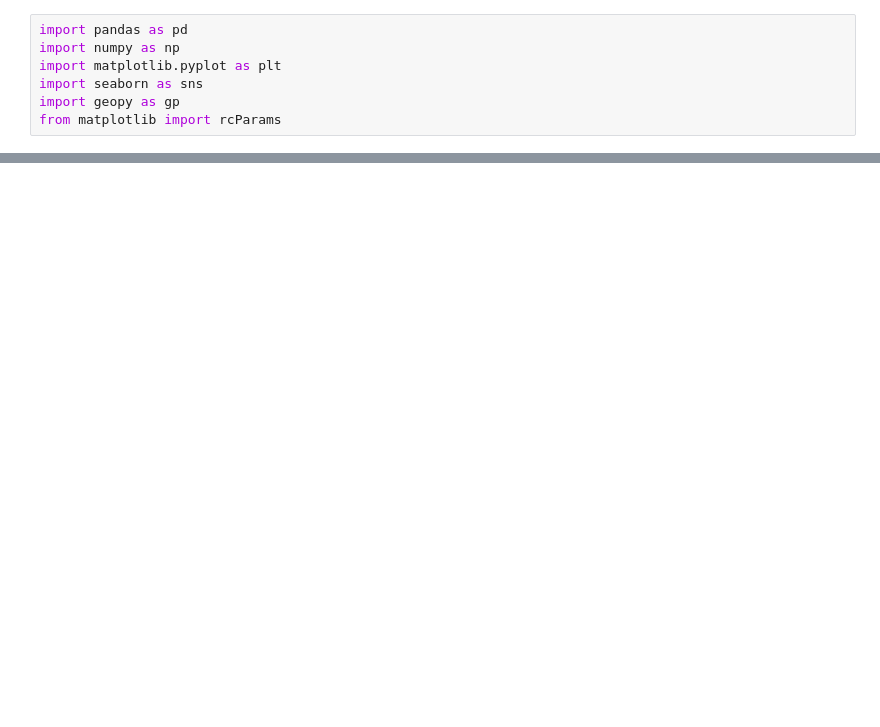
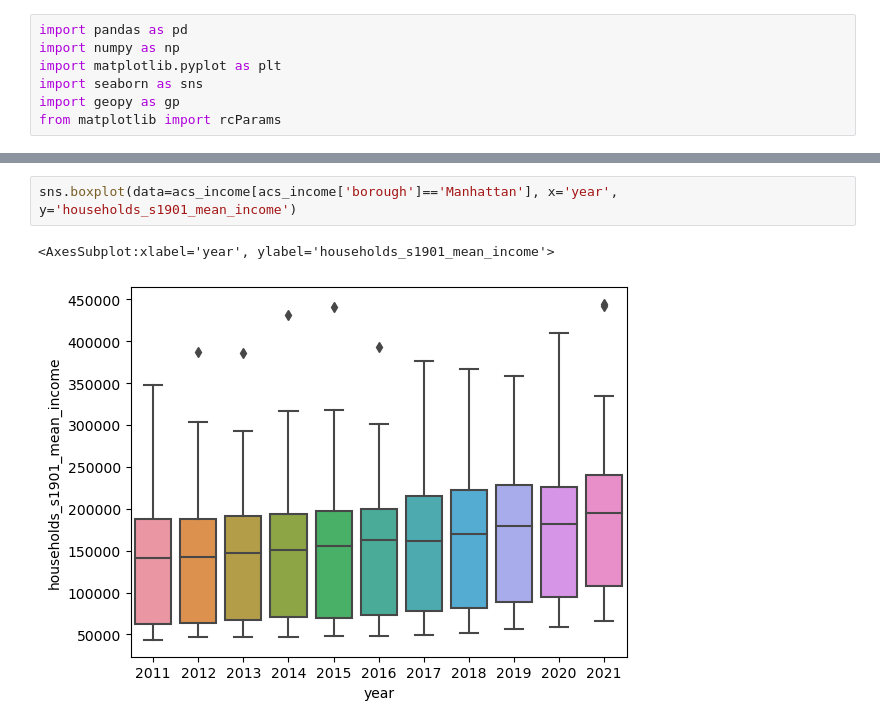
Before and after one commit to hpuma/Airbnb_Rental_Project, a Jupyter notebook: vis/acs_income_eda_sergio.ipynb, the cells around one changed output, grey strips where cells are left out. Drawn from its saved outputs; the diff is of its cells as text; blank space fills up the shorter version.

```diff
--- a/vis/acs_income_eda_sergio.ipynb
+++ b/vis/acs_income_eda_sergio.ipynb
@@ -29,0 +192,5 @@ Index(['year', 'borough', 'zipcode', 'households_s1901_total_population',
+# %%
+sns.boxplot(data=acs_income[acs_income['borough']=='Manhattan'], x='year', y='households_s1901_mean_income')
+# %% [output]
+<AxesSubplot:xlabel='year', ylabel='households_s1901_mean_income'>
+[figure, added]
```
Also changed, not shown: parts of 31 cells of this notebook.
